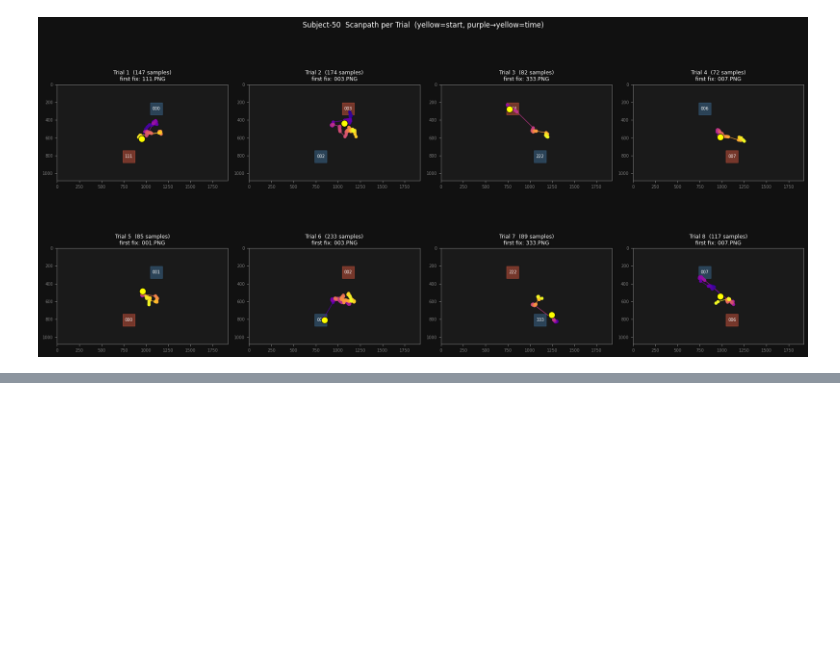
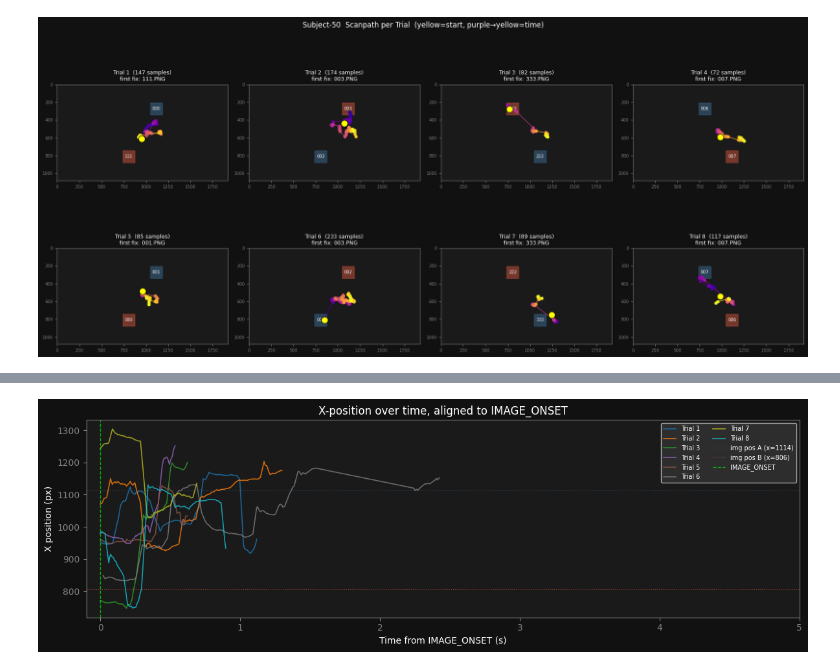
Before and after one commit to jnagasawa/ET-report, a Jupyter notebook: notebook/subject50_scanpath.ipynb, the cells around one changed output, grey strips where cells are left out. Drawn from its saved outputs; the diff is of its cells as text; code cells hidden in the pictures; blank space fills up the shorter version.

```diff
--- a/notebook/subject50_scanpath.ipynb
+++ b/notebook/subject50_scanpath.ipynb
@@ -104,0 +144,39 @@ plt.show()
+# %%
+# --- Time vs x-position, trials aligned to IMAGE_ONSET (t=0) ---
+fig, ax = plt.subplots(figsize=(12, 4))
+
+colors = cm.tab10(np.linspace(0, 1, len(segments)))
+
+for i, trial in enumerate(segments):
+    seg = trial['seg']
+    if len(seg) == 0:
+        continue
+    # t_rel is already computed relative to IMAGE_ONSET
+    t_stop = stop_times[stop_times['TIME'] > seg['TIME'].iloc[0]]
+    t_end  = t_stop.iloc[0]['TIME'] if len(t_stop) else seg['TIME'].iloc[-1]
+    task   = seg[seg['TIME'] <= t_end]
+    ax.plot(task['t_rel'], task['dx'] * SCREEN_W,
+            color=colors[i], lw=1.2, alpha=0.8, label=f'Trial {i+1}')
+
+# Image position reference lines (where images actually are on screen)
+ax.axhline(1114, color='steelblue', ls=':', lw=0.8, alpha=0.5, label='img pos A (x=1114)')
+ax.axhline(806,  color='tomato',    ls=':', lw=0.8, alpha=0.5, label='img pos B (x=806)')
+ax.axvline(0, color='lime', lw=1.0, ls='--', alpha=0.6, label='IMAGE_ONSET')
+
+ax.set_xlabel('Time from IMAGE_ONSET (s)')
+ax.set_ylabel('X position (px)')
+ax.set_xlim(-0.1, 5.0)
+ax.set_facecolor('#1a1a1a')
+ax.tick_params(colors='gray')
+ax.yaxis.label.set_color('white')
+ax.xaxis.label.set_color('white')
+for spine in ax.spines.values():
+    spine.set_edgecolor('gray')
+ax.legend(facecolor='#333333', labelcolor='white', fontsize=7, ncol=2)
+
+fig.patch.set_facecolor('#111111')
+plt.title('X-position over time, aligned to IMAGE_ONSET', color='white')
+plt.tight_layout()
+plt.show()
+# %% [output]
+[figure, added]
```
Also changed, not shown: parts of 3 cells of this notebook, 9 other files.
